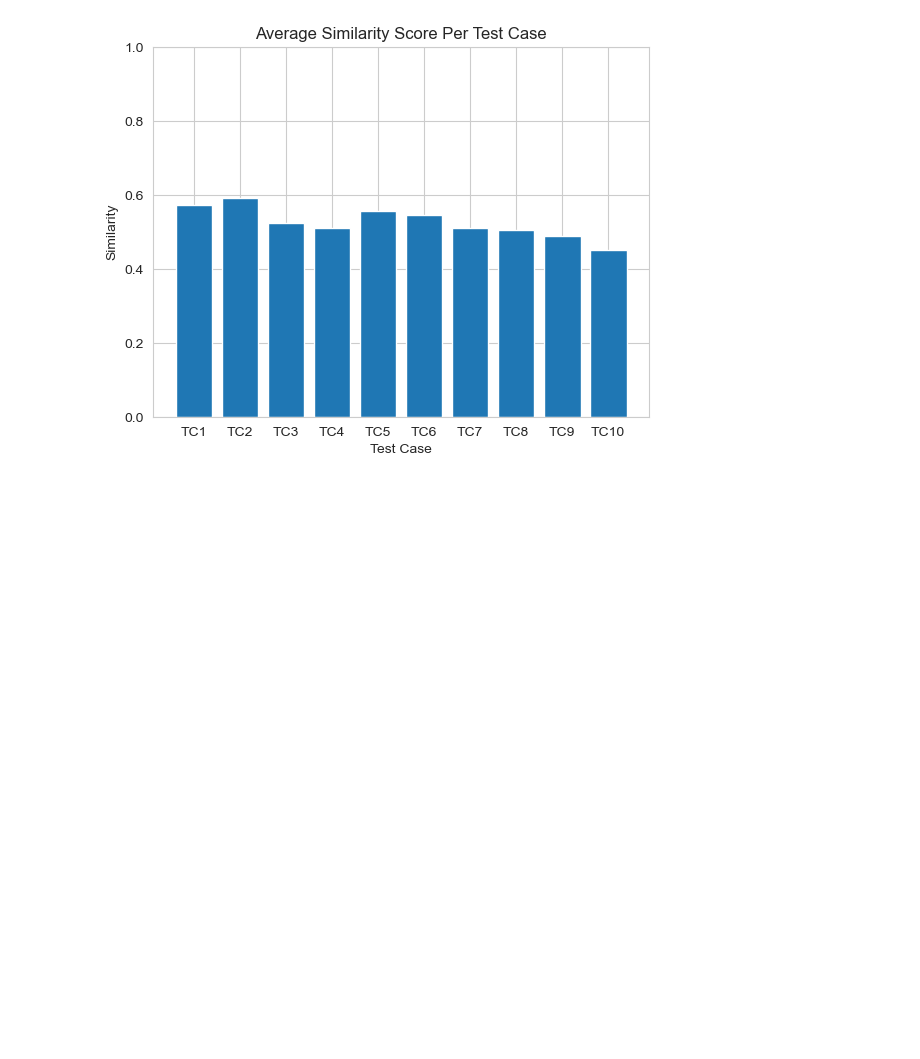
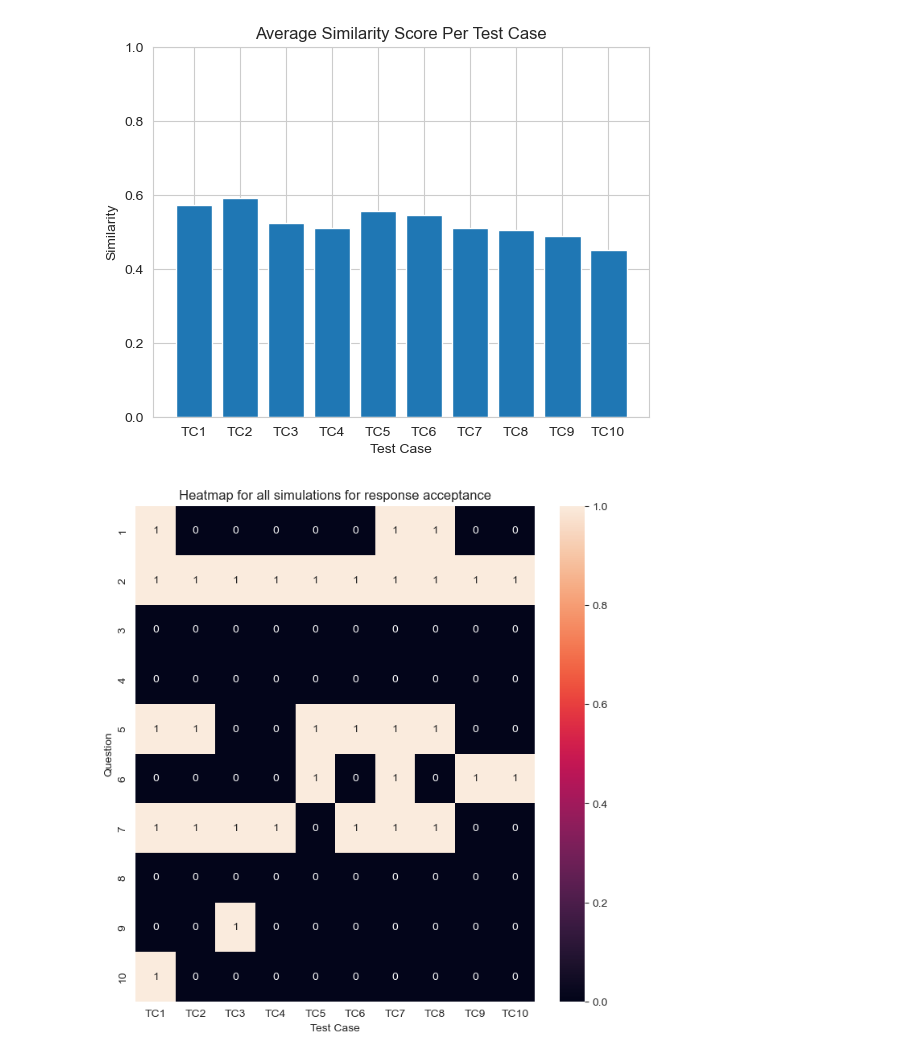
Before and after one commit to oluwatobi47/hiring_llm_dss_engine, a Jupyter notebook: resources/notebooks/evaluation.ipynb, the cells around one changed output. Saved outputs shown, nothing was run; the diff lists cells and outputs as text; code cells hidden in the pictures; blank space fills up the shorter version.

```diff
--- a/resources/notebooks/evaluation.ipynb
+++ b/resources/notebooks/evaluation.ipynb
@@ -194,3 +199,45 @@ plt.show()
 # Save results to file:
 
 df_semantic_similarity.to_csv("/Users/tobialao/Desktop/Software_Projects/msc_project/hiring_llm_dss_engine/resources/evaluation/semantic_similarity.csv")
+# %%
+from src.utils.app_utils import read_json
+
+# Insights in to Human Evaluation of Model Response
+
+results = read_json('/Users/tobialao/Desktop/Software_Projects/msc_project/hiring_llm_dss_engine/resources/evaluation/evaluation_results.json')
+
+
+# Create 3 dataframes for results One for truthful stats, One for false, One for false with relevant information (With True represented as 1 and 0 as False)
+df_acceptance = pd.DataFrame({'question': question_ids})
+df_relevance = pd.DataFrame({'question': question_ids})
+df_relevant_and_false = pd.DataFrame({'question': question_ids})
+
+for batch in results:
+    qa_acceptance = []
+    qa_relevance = []
+    qa_relevant_but_false = []
+    for item in batch['items']:
+        qa_acceptance.append(1 if item['qa_accepted'] else 0)
+        qa_relevance.append(1 if item['qa_relevant'] else 0)
+        qa_relevant_but_false.append(1 if (item['qa_relevant'] and not item['qa_accepted']) else 0)
+    df_acceptance[batch['test_case_code']] = qa_acceptance
+    df_relevance[batch['test_case_code']] = qa_relevance
+    df_relevant_and_false[batch['test_case_code']] = qa_relevant_but_false
+
+
+# Dataframes for overall relevance
+# df_relevance_heatmap = pd.DataFrame({'question': [1,2,3,4,5,6,7,8,9,10]})
+# df_truthfulness_heatmap = pd.DataFrame({'question': [1,2,3,4,5,6,7,8,9,10]})
+# %%
+df_acceptance = df_acceptance.set_index('question')
+df_relevance = df_relevance.set_index('question')
+df_relevant_and_false = df_relevant_and_false.set_index('question')
+# %%
+fig, ax = plt.subplots(figsize=(8,8))         # Sample figsize in inches
+sns.heatmap(df_acceptance, annot=True, ax=ax)
+plt.title("Heatmap for all simulations for response acceptance")
+plt.xlabel('Test Case')
+plt.ylabel('Question')
+plt.show()
+# %% [output]
+[figure, added]
```
Also changed, not shown: parts of 11 cells of this notebook, 6 other files.
